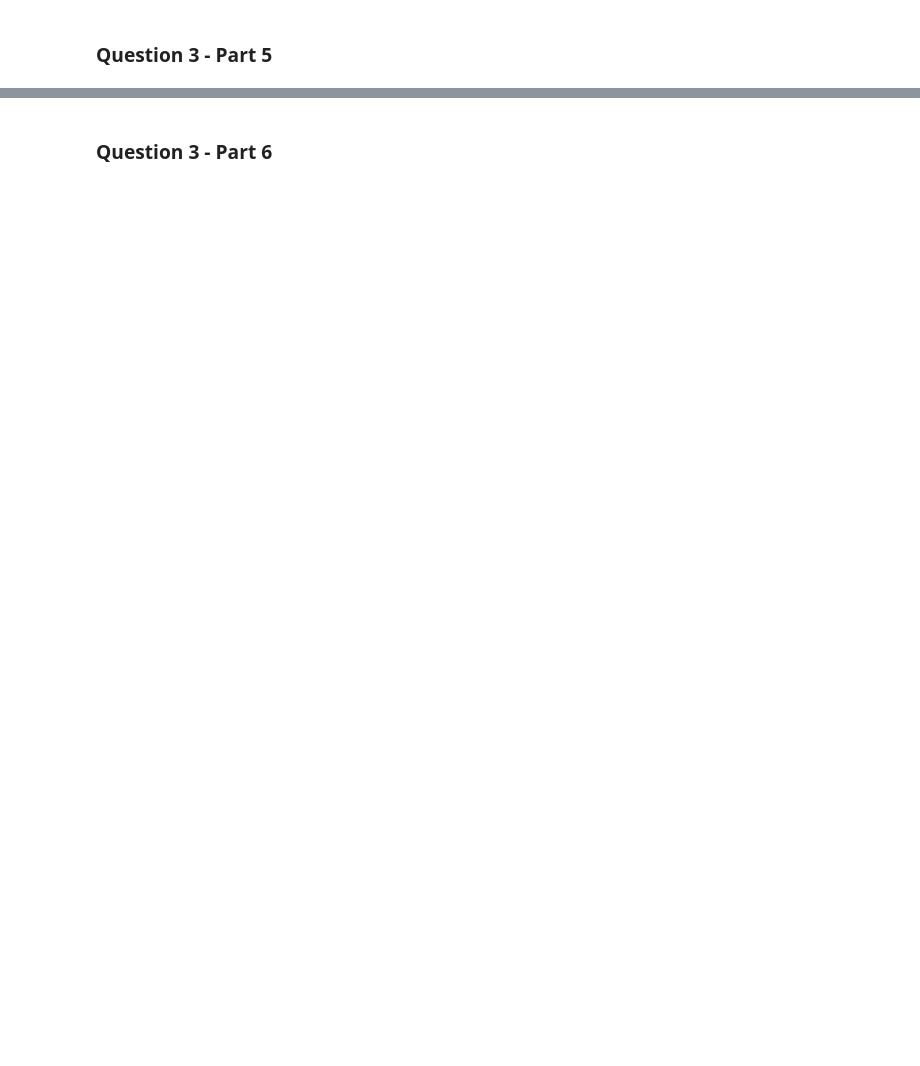
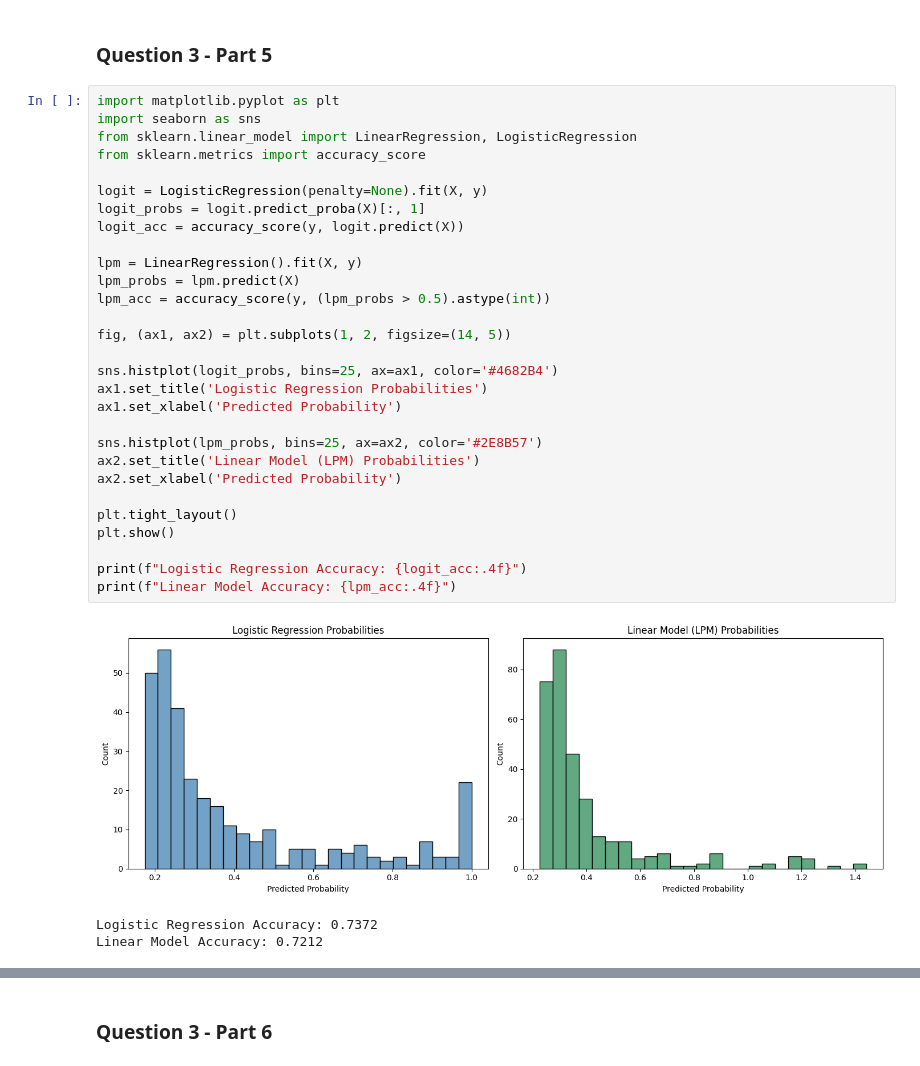
Before and after one commit to thomashooks53/undergrad_ml_assignments, a Jupyter notebook: 05_assignment_glm.ipynb, the cells around one changed output, grey strips where cells are left out. Drawn from its saved outputs; the diff is of its cells as text; blank space fills up the shorter version.

```diff
--- a/05_assignment_glm.ipynb
+++ b/05_assignment_glm.ipynb
@@ -387,2 +518,35 @@ The relevant data are:
 # %% [markdown]
 ### Question 3 - Part 5
+# %%
+import matplotlib.pyplot as plt
+import seaborn as sns
+from sklearn.linear_model import LinearRegression, LogisticRegression
+from sklearn.metrics import accuracy_score
+
+logit = LogisticRegression(penalty=None).fit(X, y)
+logit_probs = logit.predict_proba(X)[:, 1]
+logit_acc = accuracy_score(y, logit.predict(X))
+
+lpm = LinearRegression().fit(X, y)
+lpm_probs = lpm.predict(X)
+lpm_acc = accuracy_score(y, (lpm_probs > 0.5).astype(int))
+
+fig, (ax1, ax2) = plt.subplots(1, 2, figsize=(14, 5))
+
+sns.histplot(logit_probs, bins=25, ax=ax1, color='#4682B4')
+ax1.set_title('Logistic Regression Probabilities')
+ax1.set_xlabel('Predicted Probability')
+
+sns.histplot(lpm_probs, bins=25, ax=ax2, color='#2E8B57')
+ax2.set_title('Linear Model (LPM) Probabilities')
+ax2.set_xlabel('Predicted Probability')
+
+plt.tight_layout()
+plt.show()
+
+print(f"Logistic Regression Accuracy: {logit_acc:.4f}")
+print(f"Linear Model Accuracy: {lpm_acc:.4f}")
+# %% [output]
+[figure, added]
+Logistic Regression Accuracy: 0.7372
+Linear Model Accuracy: 0.7212
```
Also changed, not shown: parts of 16 cells of this notebook.
